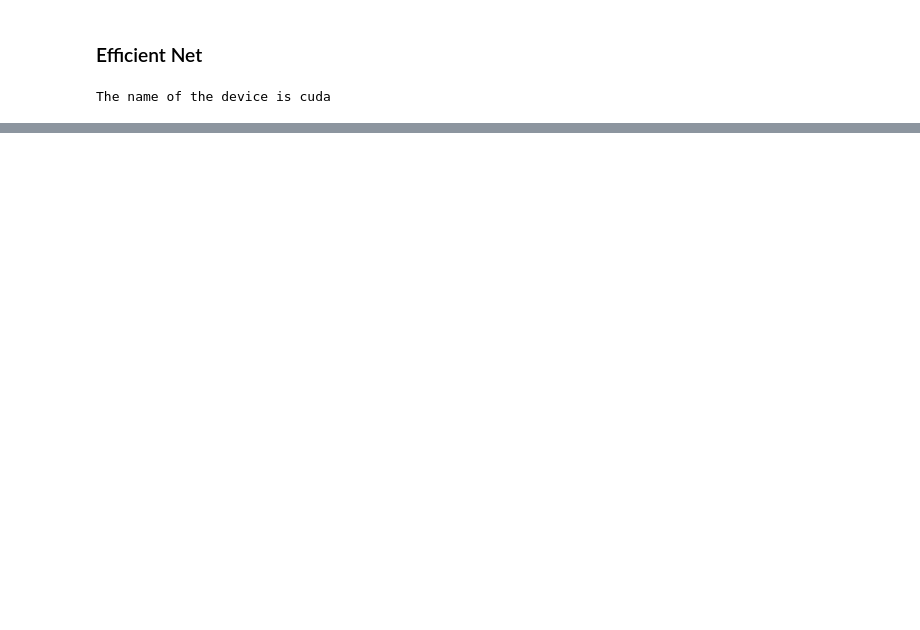
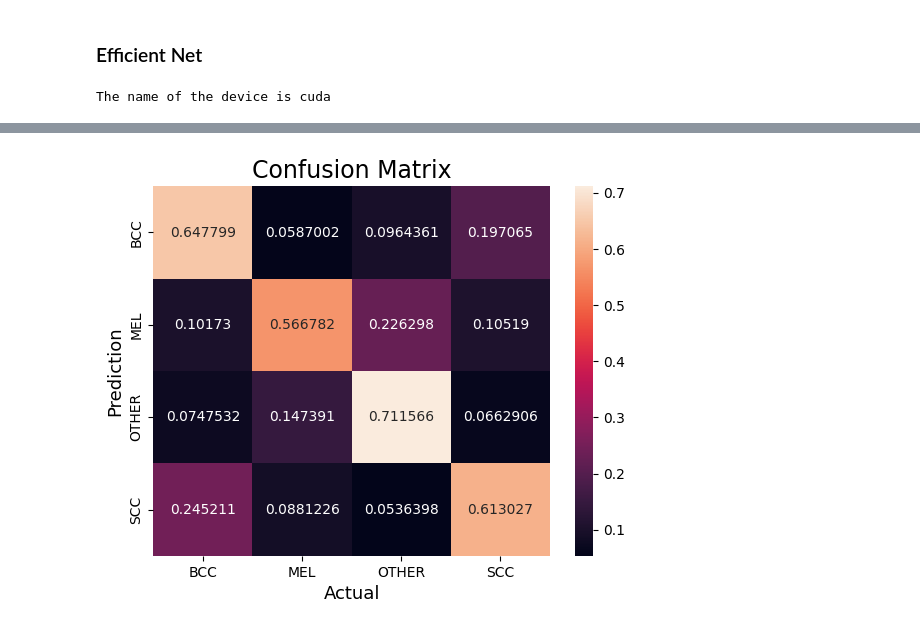
Before and after one commit to sosacode20/derma-deep-learning, a Jupyter notebook: efficient_net_training.ipynb, the cells around one changed output, grey strips where cells are left out. Cells and saved outputs as stored; diff of their text form; code cells hidden in the pictures; blank space fills up the shorter version.

```diff
--- a/efficient_net_training.ipynb
+++ b/efficient_net_training.ipynb
@@ -335,0 +426,24 @@ Validation Accuracy: 0.6117
+# %%
+def extract_paths_and_labels(df: pd.DataFrame) -> tuple[list[str], list[str]]:
+    # Verificar que las columnas necesarias existen en el dataframe
+    if 'image_path' not in df.columns or 'metaclass' not in df.columns:
+        raise ValueError("El dataframe debe contener las columnas 'img_path' y 'metaclass'")
+
+    # Extraer las rutas de las imágenes y las clasificaciones
+    image_paths = df['image_path'].tolist()
+    classifications = df['metaclass'].tolist()
+
+    # Devolver la tupla de listas
+    return image_paths, classifications
+# %%
+paths, labels = extract_paths_and_labels(test_files)
+img_paths = [str(get_dataset_image_root() / path) for path in paths]
+# %%
+report, cm = get_metrics(
+    image_paths=img_paths,
+    expected_labels=labels,
+    device=get_device(),
+    model=model,
+    transformation=validation_transform,
+    idx_to_class=val_dataset.int_to_metaclass,
+)
@@ -335,0 +463,16 @@ Validation Accuracy: 0.6117
+# %%
+idx_to_class = val_dataset.int_to_metaclass
+
+labels = [idx_to_class(i) for i in range(4)]
+
+sns.heatmap(cm,
+            annot=True,
+            fmt='g',
+            xticklabels=labels,
+            yticklabels=labels)
+plt.ylabel('Prediction',fontsize=13)
+plt.xlabel('Actual',fontsize=13)
+plt.title('Confusion Matrix',fontsize=17)
+plt.show()
+# %% [output]
+[figure, added]
```
Also changed, not shown: parts of 12 cells of this notebook, 13 other files.
